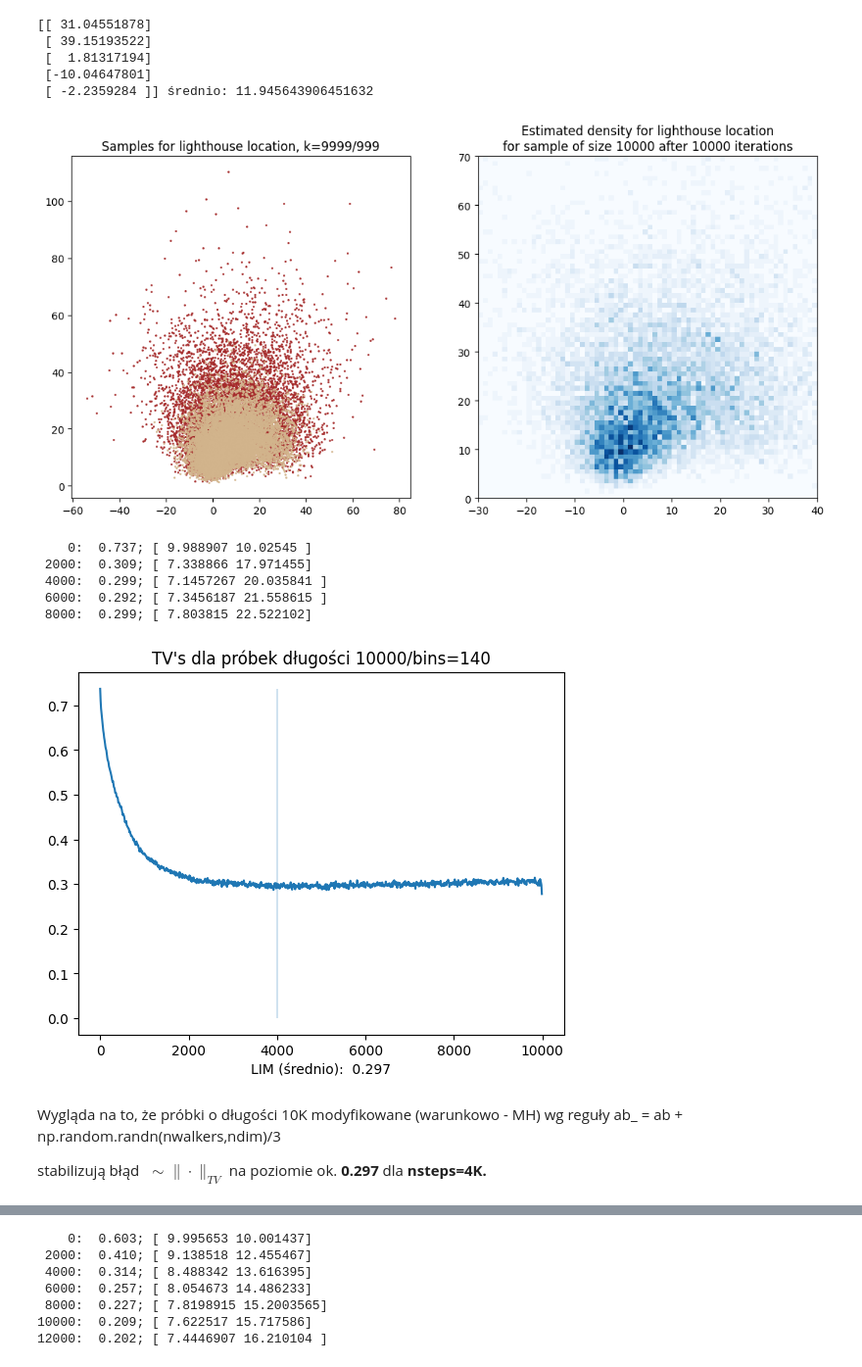
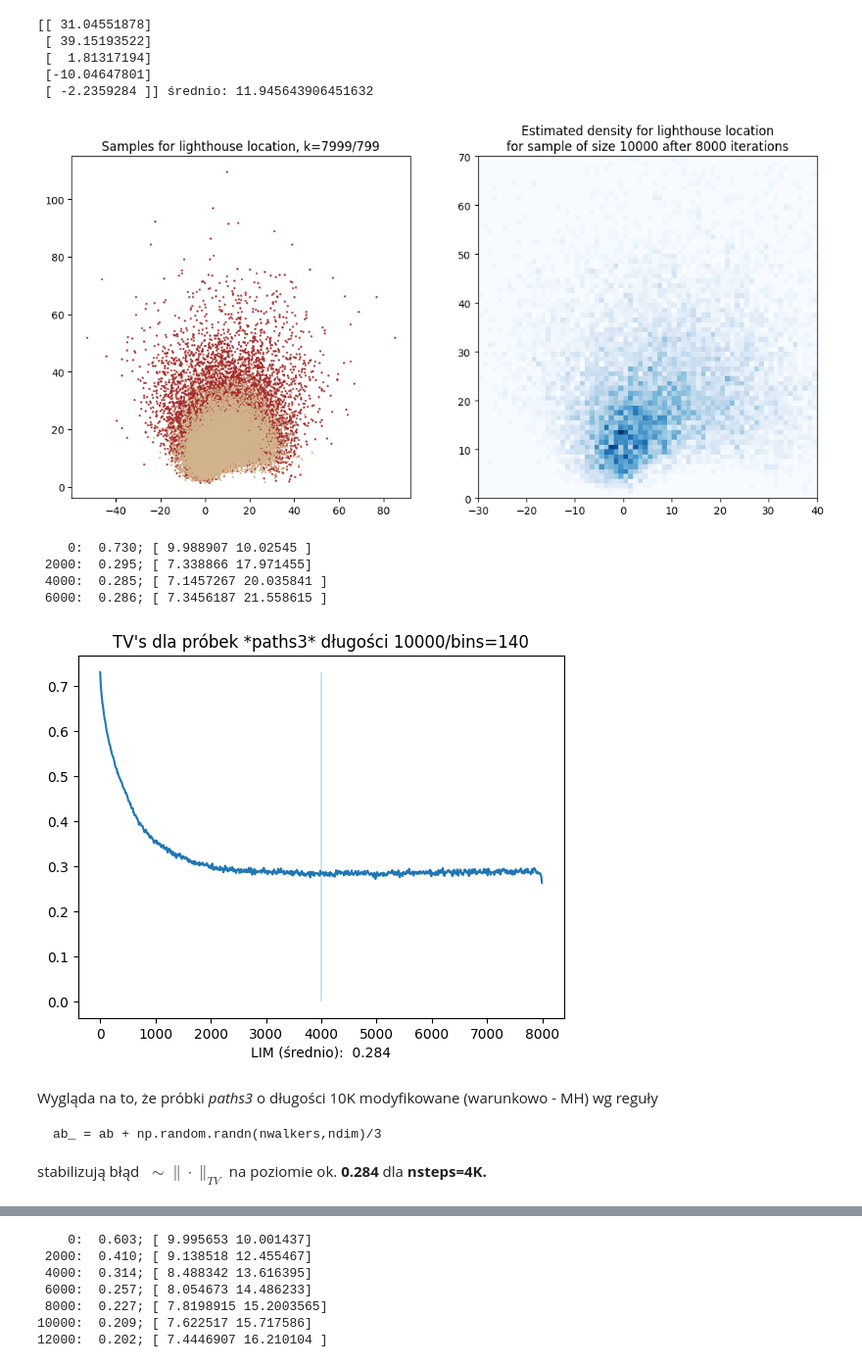
Before and after one commit to GrzegorzAndrzejczak/Programowanie-w-Pythonie, a Jupyter notebook: CASE-lighthouse.ipynb, the cells around one changed output, grey strips where cells are left out. Shown at 98% size. Saved outputs shown, nothing was run; the diff lists cells and outputs as text; code cells hidden in the pictures.

```diff
--- a/CASE-lighthouse.ipynb
+++ b/CASE-lighthouse.ipynb
@@ -6,22 +6,20 @@
 import numpy as np
 import pandas as pd
 import matplotlib.pyplot as plt
-import warnings
-
 
 np.random.seed(1)  # for repeatability
-# Load the data on the recorded positions and plot their distribution as an histogram.
+# Load the data on the recorded positions
 d = pd.read_csv('sample_data/lighthouse.csv')
 N = 5  # number of measurements
 D = d.values[:N]
 print(D,f"średnio: {D.mean()}")
 
 ndim = 2  # number of parameters in the model
-nwalkers = 10000  # number of MCMC walkers = the size of each sample
-# nburn = 500  # "burn-in" period to let chains stabilize
-nsteps = 10000  # number of MCMC steps to take - czyli zostaje 500:10000
+nwalkers = 10000  # number of MCMC walkers = rozmiar każdej z próbek w ciągu
+# nburn = 500     # "burn-in" period to let chains stabilize
+nsteps = 8000     # liczba iteracji w MCMC
 
-
+import warnings
 def log_prior(a,b):
     mask = b<=0
     b[mask] = 0
@@ -42,7 +40,7 @@ def log_posterior(a, b, Data):
 
 def compute_log_prob(coords):
     log_prob = np.array([log_posterior(*p, D) for p in coords])
-    # to będzie spowalniać dla większego rozmiaru próbek - nwalkers
+    # to może spowalniać dla większego rozmiaru próbek - nwalkers
     return log_prob
 # %% [output]
 [[ 31.04551878]
@@ -51,31 +49,29 @@ def compute_log_prob(coords):
  [-10.04647801]
  [ -2.2359284 ]] średnio: 11.945643906451632
 # %%
-paths = np.empty((nsteps, nwalkers, ndim), dtype = np.float32)
+paths3 = np.empty((nsteps, nwalkers, ndim), dtype = np.float32)
 np.random.seed(123)
 ab = np.random.rand(nwalkers,ndim)*20
 log_post = log_posterior(*ab.T, D)
 
 for k_ in range(nsteps):
-    # ab_ = ab + np.random.randn(nwalkers,ndim)/10     # ok. 0.245...0.18...
-    ab_ = ab + np.random.randn(nwalkers,ndim)/3     # !!! był DUŻY BŁĄD: (ndim) - a przecież
-                                                    #   każda para zmienia się indywidualnie!
+    ab_ = ab + np.random.randn(nwalkers,ndim)/3     # stąd nazwa paths3
+                  #  !!! był DUŻY BŁĄD: (ndim) - a przecież każda para zmienia się indywidualnie!
     log_post_ = log_posterior(*ab_.T, D)
     H_ = log_post_ - log_post
     u_ = np.log(np.random.uniform(size=nwalkers))
     where = u_ < H_
     ab[where] = ab_[where]
     log_post[where] = log_post_[where]
-    paths[k_] = ab
-
+    paths3[k_] = ab
+paths = paths3
 fig, (axn,ax) = plt.subplots(1, 2, figsize=(13, 6))
 axn.scatter(*paths[k_].T, s=1, c="brown")
 axn.scatter(*paths[k_//10].T, s=1, c="tan")
 # axs.set_aspect(1)
 axn.set_title(f"Samples for lighthouse location, k={k_}/{k_//10}")
 path = paths[-1]
-Hb, xb, yb = np.histogram2d(*path.T, bins=140, density=True, range=np.asarray([[-70,70],[0,140]]))    # density=True,
-# fig, ax = plt.subplots(1, 1, figsize=(7, 6))
+Hb, xb, yb = np.histogram2d(*path.T, bins=140, density=True, range=np.asarray([[-70,70],[0,140]]))
 Xb, Yb = np.meshgrid(xb, yb)
 ax.set_xlim(-30,40);
 ax.set_ylim(0,70);
@@ -83,40 +79,40 @@ ax.pcolormesh(Xb, Yb, Hb.T, cmap="Blues");
 ax.set_title(f"Estimated density for lighthouse location\n"
 f"for sample of size {nwalkers} after {nsteps} iterations");
 # %% [output]
-[figure, old version]
+[figure, new version]
 # %%
-path = paths[-1]    # ostatnia - graniczna
+path = paths[-1]    # ostatnia - graniczna w łańcuchu paths3
 bins = 140
-Hb, xb, yb = np.histogram2d(*path.T, bins=bins, density=True, range=np.asarray([[-70,70],[0,140]]))    #
+Hb, xb, yb = np.histogram2d(*path.T, bins=bins, density=True, range=np.asarray([[-70,70],[0,140]]))
 for k in np.arange(0,nsteps,2000):
     path_ = paths[k].T
     H_, _, _ = np.histogram2d(*path_, bins=bins, density=True, range=np.asarray([[-70, 70], [0, 140]]))
     tm_ = np.abs(H_ - Hb).sum()/2*(140/bins)**2
     print(f'{k:5}: {tm_:6.3f}; {path_.mean(axis=1)}')
 n_rang = np.arange(nsteps,step=10)
 tv_vals = np.empty_like(n_rang, dtype=np.float32)
 for i,k in enumerate(n_rang):
     path_ = paths[k].T
-    H_, _, _ = np.histogram2d(*path_, bins=bins, density=True, range=np.asarray([[-70, 70], [0, 140]]))  # density=True,
+    H_, _, _ = np.histogram2d(*path_, bins=bins, density=True, range=np.asarray([[-70, 70], [0, 140]]))
     tv_ = np.abs(H_ - Hb).sum()/2
     tv_vals[i] = tv_
 tv_vals *= (140/bins)**2   # podział na bins^2 zamiast 140^2
 fig, ax0 = plt.subplots()
 ax0.plot(n_rang, tv_vals)
 nburn = 4000
 ax0.vlines(nburn, 0, tv_vals[0],lw=.3)
-ax0.set_title(f"TV's dla próbek długości {nwalkers}/bins={bins}")
-ax0.set_xlabel(f"LIM (średnio): {tv_vals[nburn//10-100:nburn//10+100].mean():6.3f}");    # 100: 0.174,  140: 0.232
+ax0.set_title(f"TV's dla próbek $\\it paths3$ długości {nwalkers}/bins={bins}")
+ax0.set_xlabel(f"LIM (średnio): {tv_vals[nburn//10-100:nburn//10+100].mean():6.3f}");
 # %% [output]
-    0:  0.737; [ 9.988907 10.02545 ]
- 2000:  0.309; [ 7.338866 17.971455]
- 4000:  0.299; [ 7.1457267 20.035841 ]
- 6000:  0.292; [ 7.3456187 21.558615 ]
- 8000:  0.299; [ 7.803815 22.522102]
+    0:  0.730; [ 9.988907 10.02545 ]
+ 2000:  0.295; [ 7.338866 17.971455]
+ 4000:  0.285; [ 7.1457267 20.035841 ]
+ 6000:  0.286; [ 7.3456187 21.558615 ]
-[figure, old version]
+[figure, new version]
 # %% [markdown]
-Wygląda na to, że próbki o długości 10K modyfikowane (warunkowo - MH) wg reguły
+Wygląda na to, że próbki  _paths3_ o długości 10K modyfikowane (warunkowo - MH) wg reguły
+
     ab_ = ab + np.random.randn(nwalkers,ndim)/3
 
-stabilizują błąd $\;\sim\!\|\cdot\|_{TV}$ na poziomie ok. **0.297** dla **nsteps=4K.**
+stabilizują błąd $\;\sim\!\|\cdot\|_{TV}$ na poziomie ok. **0.284** dla **nsteps=4K.**
 # %% [markdown]
```
Also changed, not shown: parts of 5 cells of this notebook.
